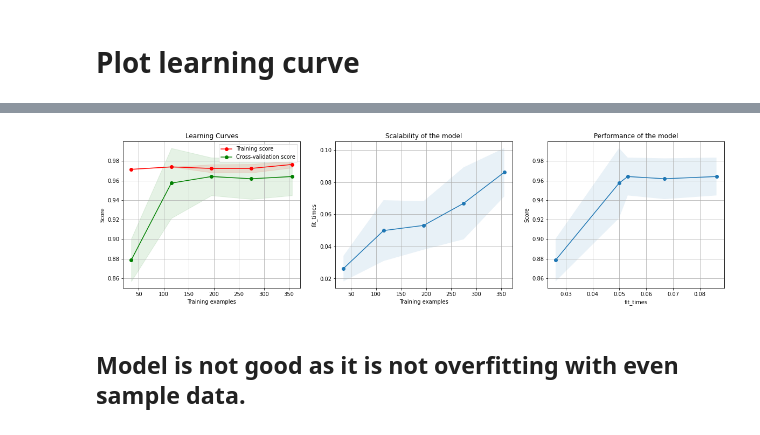
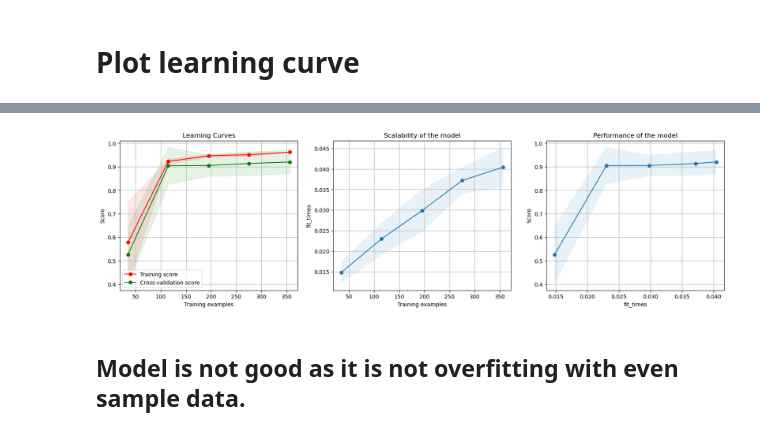
Before and after one commit to yashwanth033/SMS-spam-detection-using-XGBoost, a Jupyter notebook: Spam_detection_on_sample_data.ipynb, the cells around one changed output, grey strips where cells are left out. Saved outputs shown, nothing was run; the diff lists cells and outputs as text; code cells hidden in the pictures.

```diff
--- a/Spam_detection_on_sample_data.ipynb
+++ b/Spam_detection_on_sample_data.ipynb
@@ -316,7 +326,7 @@ X_train_cleaned = SpacyPreprocessor(model='en_core_web_sm').transform(train_X.va
 # %%
 classifier = Pipeline([
     ('vectorizer', TfidfVectorizer(analyzer='word', token_pattern=r"[\S]+", ngram_range=(1,2))),
-    ('classifier', XGBClassifier(njobs=-1)),])
+    ('classifier', XGBClassifier()),])
 # %% [markdown]
 # <font color ='sky blue'> GridSearchCV
 # %%
@@ -325,7 +335,7 @@ param_grid_classifier = {'vectorizer__max_features': [100, 500, 1000, 2000, 5000
                          'classifier__learning_rate' : [0.01, 0.05, 0.1]
                            }
 # %%
-grid_classifier = GridSearchCV(estimator=classifier, param_grid=param_grid_classifier, cv = 3)
+grid_classifier = GridSearchCV(estimator=classifier, param_grid=param_grid_classifier, cv = 3, n_jobs=-1, scoring='f1_macro')
 # %% [markdown]
 # <font color = 'sky blue'> Train model
 # %%
@@ -433,7 +459,7 @@ feature_names
 ### <font color ='sky blue'>**Create Pipeline**
 # %%
 classifier_2 = Pipeline([
-    ('classifier', XGBClassifier(njobs=-1)),
+    ('classifier', XGBClassifier()),
                         ])
 # %% [markdown]
 # <font color ='sky blue'> Grid Search
@@ -443,7 +469,7 @@ param_grid_classifier_2 = {'classifier__n_estimators': [100, 300, 500, 750, 1000
 # %%
 grid_classifier_2 = GridSearchCV(estimator=classifier_2,
                                  param_grid=param_grid_classifier_2,
-                                 cv=3)
+                                 cv=3, n_jobs=-1, scoring='f1_macro')
 # %% [markdown]
 # <font color ='sky blue'> Training model
 # %%
@@ -471,5 +523,5 @@ Best estimator:  Pipeline(steps=[('classifier', XGBClassifier(learning_rate=0.01
 # %%
 # plot learning curces
 plot_learning_curve(grid_classifier_2.best_estimator_, 'Learning Curves',
-                    X_features, train_Y, n_jobs=-1)
+                    X_features, train_Y, n_jobs=-1, scoring='f1_macro')
 # %% [output]
@@ -477,4 +529,4 @@ plot_learning_curve(grid_classifier_2.best_estimator_, 'Learning Curves',
-[figure, old version]
+[figure, new version]
 # %% [markdown]
 ## Model is not good as it is not overfitting with even sample data.
 # %%
```
Also changed, not shown: parts of 35 cells of this notebook, 1 other file.
